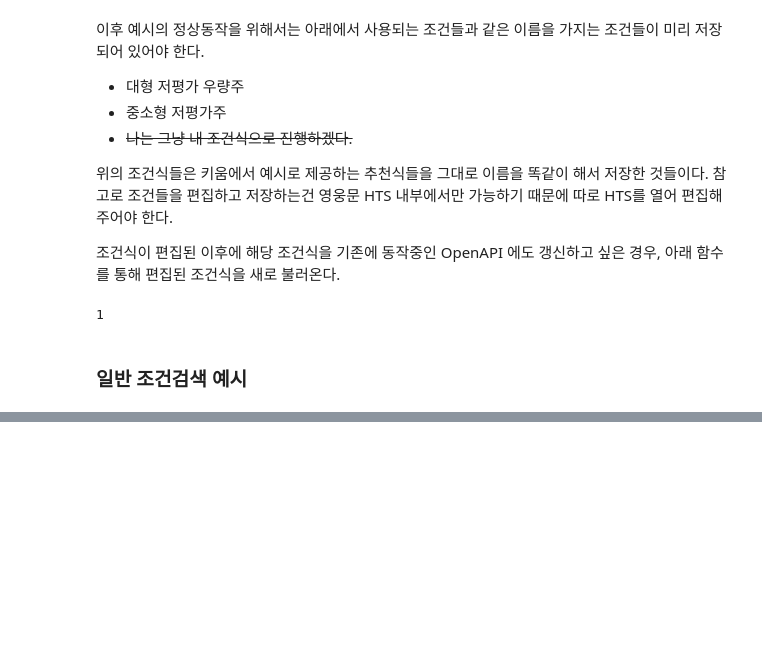
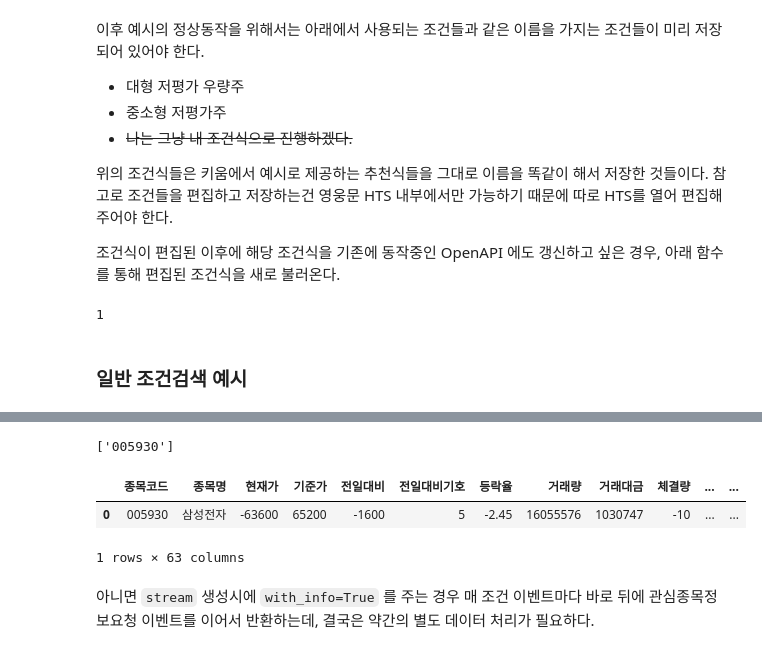
Before and after one commit to Phabala/koapy-phabala, a Jupyter notebook: workspace/tutorial.ipynb, the cells around one changed output, grey strips where cells are left out. Drawn from its saved outputs; the diff is of its cells as text; code cells hidden in the pictures; blank space fills up the shorter version.

```diff
--- a/workspace/tutorial.ipynb
+++ b/workspace/tutorial.ipynb
@@ -361,0 +369,3 @@ _MultiThreadedRendezvous: <_MultiThreadedRendezvous of RPC that terminated with:
+# %%
+logging.info('Start listening realtime condition stream...')
+stream = entrypoint.GetCodeListByConditionAsStream(condition_name)
@@ -361,0 +384,12 @@ _MultiThreadedRendezvous: <_MultiThreadedRendezvous of RPC that terminated with:
+# %%
+# 얘도 에러 나옴
+import grpc
+
+events = []
+
+try:
+    for event in stream:
+        events.append(event)
+        pprint_event(event)
+except grpc.RpcError as e:
+    print(e)
@@ -361,0 +406,19 @@ _MultiThreadedRendezvous: <_MultiThreadedRendezvous of RPC that terminated with:
+# %%
+if len(events) > 0:
+    codes = events[0].arguments[1].string_value.strip(';').split(';')
+else:
+    codes = [samsung_code]
+# %%
+codes
+# %% [output]
+['005930']
+# %%
+info = entrypoint.GetStockQuoteInfoAsDataFrame(codes)
+# %%
+info
+# %% [output]
+|  | 종목코드 | 종목명 | 현재가 | 기준가 | 전일대비 | 전일대비기호 | 등락율 | 거래량 | 거래대금 | 체결량 | ... | ... |
+| 0 | 005930 | 삼성전자 | -63600 | 65200 | -1600 | 5 | -2.45 | 16055576 | 1030747 | -10 | ... | ... |
+1 rows × 63 columns
+# %% [markdown]
+아니면 `stream` 생성시에 `with_info=True` 를 주는 경우 매 조건 이벤트마다 바로 뒤에 관심종목정보요청 이벤트를 이어서 반환하는데, 결국은 약간의 별도 데이터 처리가 필요하다.
```
Also changed, not shown: parts of 21 cells of this notebook.
